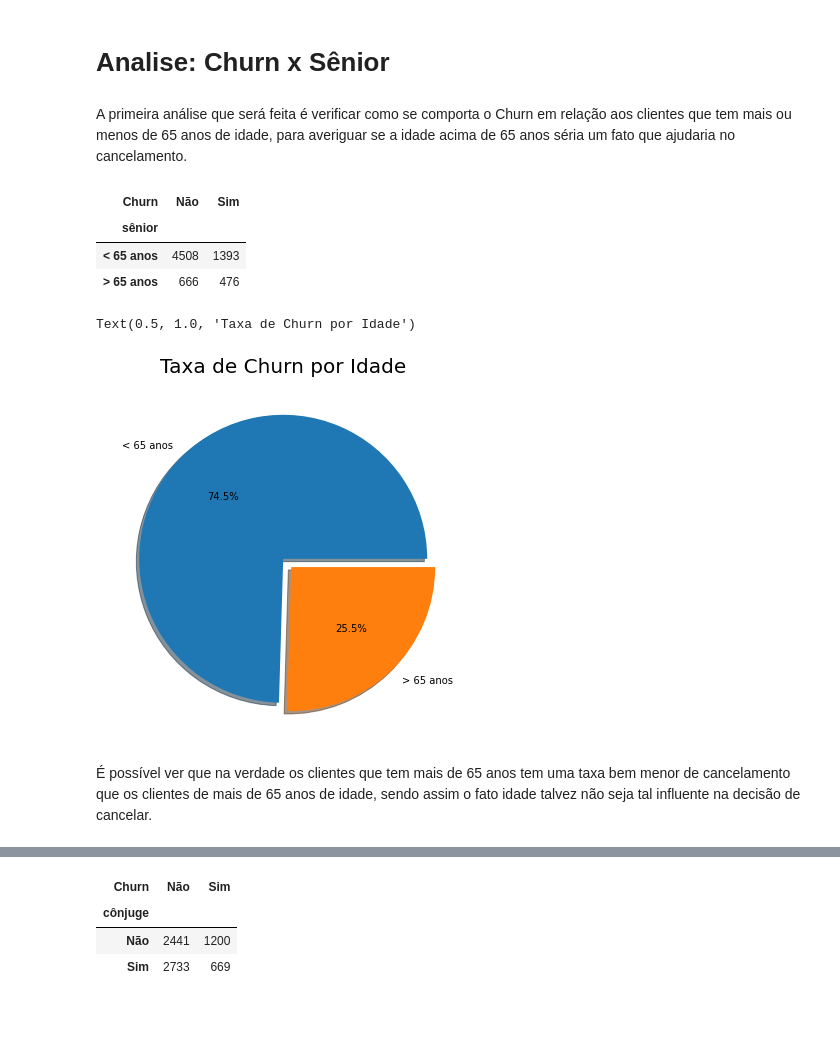
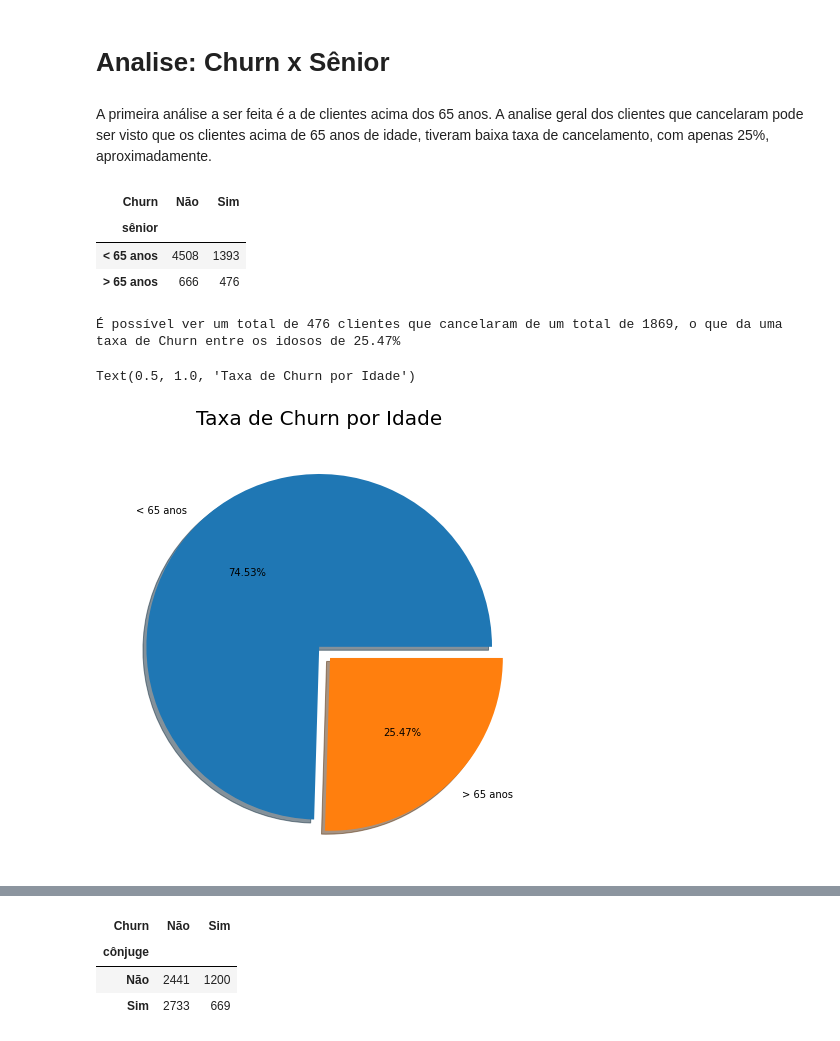
Before and after one commit to AndersonAyache/AluraVoz, a Jupyter notebook: AluraVoz.ipynb, the cells around one changed output, grey strips where cells are left out. Drawn from its saved outputs; the diff is of its cells as text; code cells hidden in the pictures; blank space fills up the shorter version.

```diff
--- a/AluraVoz.ipynb
+++ b/AluraVoz.ipynb
@@ -546,6 +546,7 @@ valores = {
     'Yes': 'Sim',
     'No': 'Não',
     'No phone service' : 'Sem Serviço de telefone',
+    'Fiber optic' : 'Fibra Optica',
     'No internet service' : 'Sem Serviço de internet',
     'One year': 'Um ano',
     'Month-to-month': 'Mensal',
@@ -685,29 +686,34 @@ Mesmo com os observando que os valores são positivos, com maior número de clie
 # %% [markdown]
 # Analise: Churn x Sênior
-# %% [markdown]
-A primeira análise que será feita é verificar como se comporta o Churn em relação aos clientes que tem mais ou menos de 65 anos de idade, para averiguar se a idade acima de 65 anos séria um fato que ajudaria no cancelamento.
+# %% [markdown]
+A primeira análise a ser feita é a de clientes acima dos 65 anos. A analise geral dos clientes que cancelaram pode ser visto que os clientes acima de 65 anos de idade, tiveram baixa taxa de cancelamento, com apenas 25%, aproximadamente.
 # %%
 # tabela de frequência
-freq_chrun_senio = pd.crosstab(clientes['sênior'], clientes['Churn'])
-freq_chrun_senio.rename(index = { 0 : '< 65 anos', 1 :'> 65 anos'}, inplace=True)
-freq_chrun_senio
+freq_chrun_senior = pd.crosstab(clientes['sênior'], clientes['Churn'])
+freq_chrun_senior.rename(index = { 0 : '< 65 anos', 1 :'> 65 anos'}, inplace=True)
+freq_chrun_senior
 # %% [output]
 | Churn | Não | Sim |
 | sênior |  |  |
 | < 65 anos | 4508 | 1393 |
 | > 65 anos | 666 | 476 |
+# %%
+senior_sim = freq_chrun_senior['Sim'].loc['> 65 anos']
+senior_total = freq_chrun_senior['Sim'].sum()
+porcentage_sim_senior = (freq_chrun_senior['Sim'].loc['> 65 anos'] / freq_chrun_senior['Sim'].sum()*100)
+print(f'É possível ver um total de {senior_sim} clientes que cancelaram de um total de {senior_total}, o que da uma taxa de Churn entre os idosos de {porcentage_sim_senior:.2f}%')
+# %% [output]
+É possível ver um total de 476 clientes que cancelaram de um total de 1869, o que da uma taxa de Churn entre os idosos de 25.47%
 # %%
 # gráfico da tabela de frequência de sênior
-fig = plt.figure(figsize=(6,5))
+fig = plt.figure(figsize=(7,6))
 eixo = fig.add_axes([0,0,1,1])
 
-explodir =[0,0.08]
+explodir =[0,0.09]
 
-eixo.pie(freq_chrun_senio['Sim'], labels=freq_chrun_senio.index,
-        autopct='%.1f%%', explode=explodir, shadow=True)
+eixo.pie(freq_chrun_senior['Sim'], labels=freq_chrun_senior.index,
+        autopct='%.2f%%', explode=explodir, shadow=True)
 eixo.set_title('Taxa de Churn por Idade', size=20)
 # %% [output]
 Text(0.5, 1.0, 'Taxa de Churn por Idade')
-[figure, old version]
+[figure, new version]
-# %% [markdown]
-É possível ver que na verdade os clientes que tem mais de 65 anos tem uma taxa bem menor de cancelamento que os clientes de mais de 65 anos de idade, sendo assim o fato idade talvez não seja tal influente na decisão de cancelar.
```
Also changed, not shown: parts of 61 cells of this notebook.
